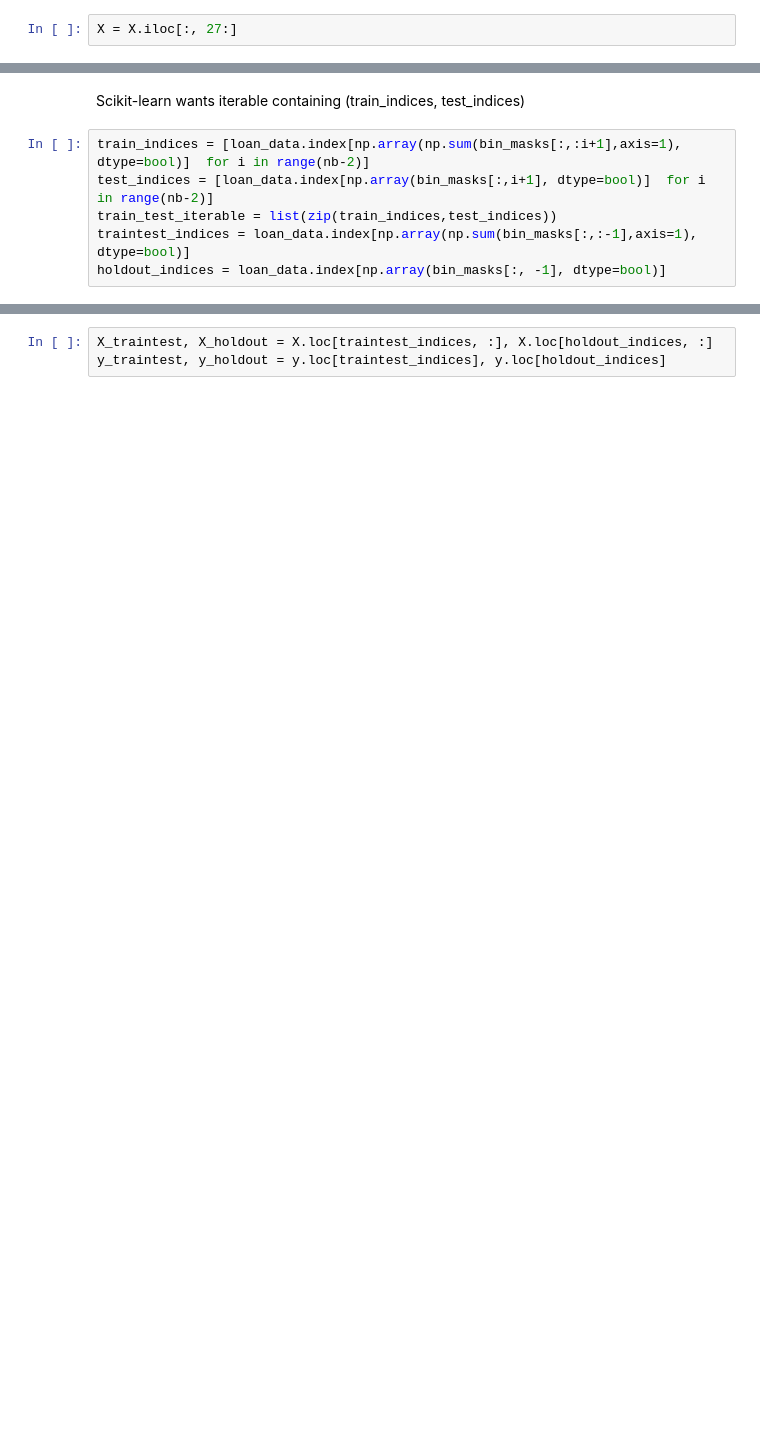
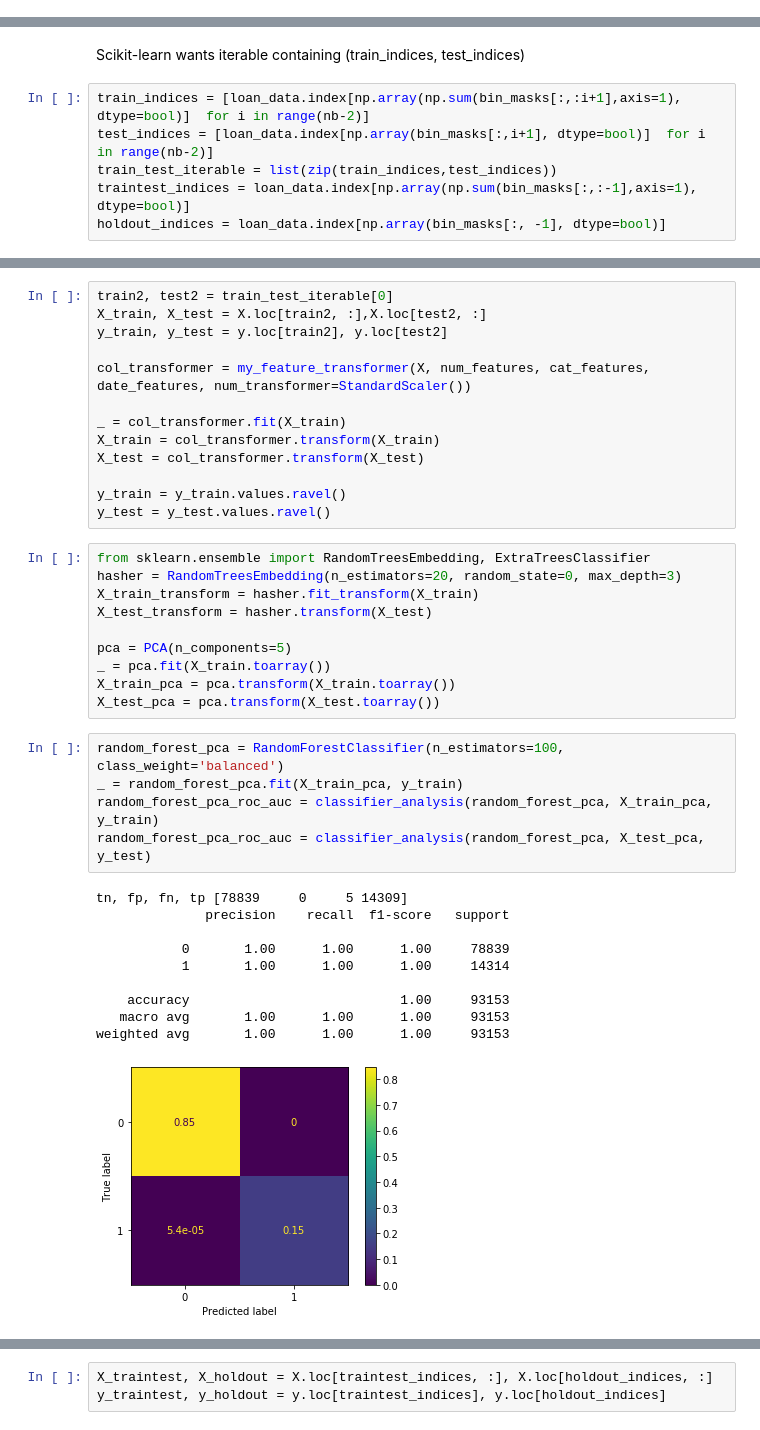
Before and after one commit to mgudorf/datsci, a Jupyter notebook: capstone1/notebooks/Loan outcome classification.ipynb, the cells around one changed output, grey strips where cells are left out. Cells and saved outputs as stored; diff of their text form; blank space fills up the shorter version.

```diff
--- a/capstone1/notebooks/Loan outcome classification.ipynb
+++ b/capstone1/notebooks/Loan outcome classification.ipynb
@@ -222,5 +262,3 @@ X.shape
-# %%
-X = X.iloc[:, 27:]
 # %% [markdown]
 Create a "hold-out" set of data that will used for final predictions and analysis after all cross-validation and
 model learning has been accomplished. The loan issuance dates are aggregated by month, but from the metadata we know that the data is reported *quarterly*. Using this as motivation, the hold-out data will be the most recent quarter. Because the number of loans has grown over time, this one quarter represents nearly $1 / 7$ of all loan data of loans that have either been fully paid or charged off.
@@ -253,0 +301,39 @@ holdout_indices = loan_data.index[np.array(bin_masks[:, -1], dtype=bool)]
+# %%
+train2, test2 = train_test_iterable[0]
+X_train, X_test = X.loc[train2, :],X.loc[test2, :]
+y_train, y_test = y.loc[train2], y.loc[test2]
+
+col_transformer = my_feature_transformer(X, num_features, cat_features, date_features, num_transformer=StandardScaler())
+
+_ = col_transformer.fit(X_train)
+X_train = col_transformer.transform(X_train)
+X_test = col_transformer.transform(X_test)
+
+y_train = y_train.values.ravel()
+y_test = y_test.values.ravel()
+# %%
+from sklearn.ensemble import RandomTreesEmbedding, ExtraTreesClassifier
+hasher = RandomTreesEmbedding(n_estimators=20, random_state=0, max_depth=3)
+X_train_transform = hasher.fit_transform(X_train)
+X_test_transform = hasher.transform(X_test)
+
+pca = PCA(n_components=5)
+_ = pca.fit(X_train.toarray())
+X_train_pca = pca.transform(X_train.toarray())
+X_test_pca = pca.transform(X_test.toarray())
+# %%
+random_forest_pca = RandomForestClassifier(n_estimators=100, class_weight='balanced')
+_ = random_forest_pca.fit(X_train_pca, y_train)
+random_forest_pca_roc_auc = classifier_analysis(random_forest_pca, X_train_pca, y_train)
+random_forest_pca_roc_auc = classifier_analysis(random_forest_pca, X_test_pca, y_test)
+# %% [output]
+tn, fp, fn, tp [78839     0     5 14309]
+              precision    recall  f1-score   support
+
+           0       1.00      1.00      1.00     78839
+           1       1.00      1.00      1.00     14314
+
+    accuracy                           1.00     93153
+   macro avg       1.00      1.00      1.00     93153
+weighted avg       1.00      1.00      1.00     93153
+[figure, added]
```
Also changed, not shown: parts of 45 cells of this notebook, 1 other file.
